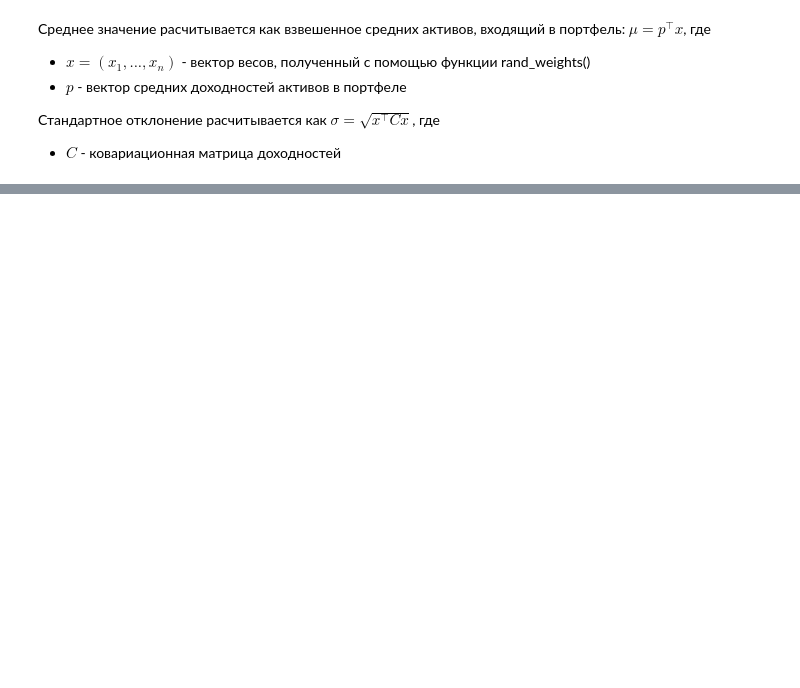
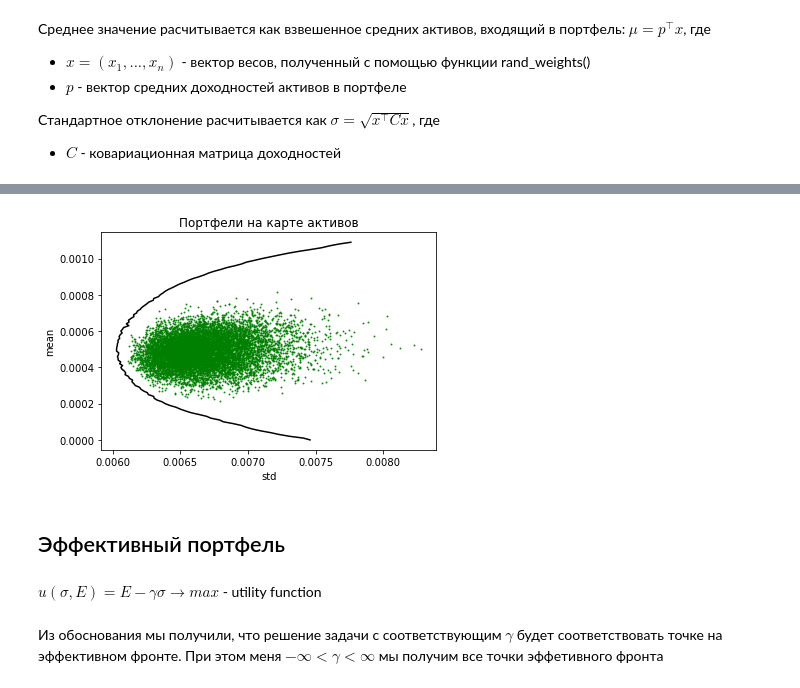
Before and after one commit to RIZARUBINA/Finance, a Jupyter notebook: Lab2_draft.ipynb, the cells around one changed output, grey strips where cells are left out. Saved outputs shown, nothing was run; the diff lists cells and outputs as text; code cells hidden in the pictures; blank space fills up the shorter version.

```diff
--- a/Lab2_draft.ipynb
+++ b/Lab2_draft.ipynb
@@ -124,0 +67,25 @@ plt.plot(risks, returns, 'y-o')
+# %%
+R_mean = np.mean(portfolio_R, axis=0).values
+C = np.cov(portfolio_R.values.T)
+target_R = np.arange(0,0.0011,0.00001)
+efficient_portfolios_sol = fs.efficient_frontier(R_mean, C, target_R)
+# %%
+n_portfolios = 10000
+means, stds = np.column_stack([
+    fs.random_portfolio(portfolio_R) for _ in range(n_portfolios)
+])
+plt.plot(stds, means, 'o', markersize=1, alpha=0.8, color='g')
+
+plt.plot(  efficient_portfolios_sol.T[0], efficient_portfolios_sol.T[1], linestyle='-', color='black', label='efficient frontier')
+plt.xlabel('std')
+plt.ylabel('mean')
+plt.title('Портфели на карте активов')
+plt.show()
+# %% [output]
+[figure, added]
+# %% [markdown]
+## Эффективный портфель
+# %% [markdown]
+$u(\sigma, E) = E-\gamma\sigma \rightarrow max$ - utility function
+# %% [markdown]
+Из обоснования мы получили, что решение задачи с соответствующим $\gamma$ будет соответствовать точке на эффективном фронте. При этом меня $-\infty < \gamma < \infty$ мы получим все точки эффетивного фронта
```
Also changed, not shown: parts of 17 cells of this notebook, 1 other file.
